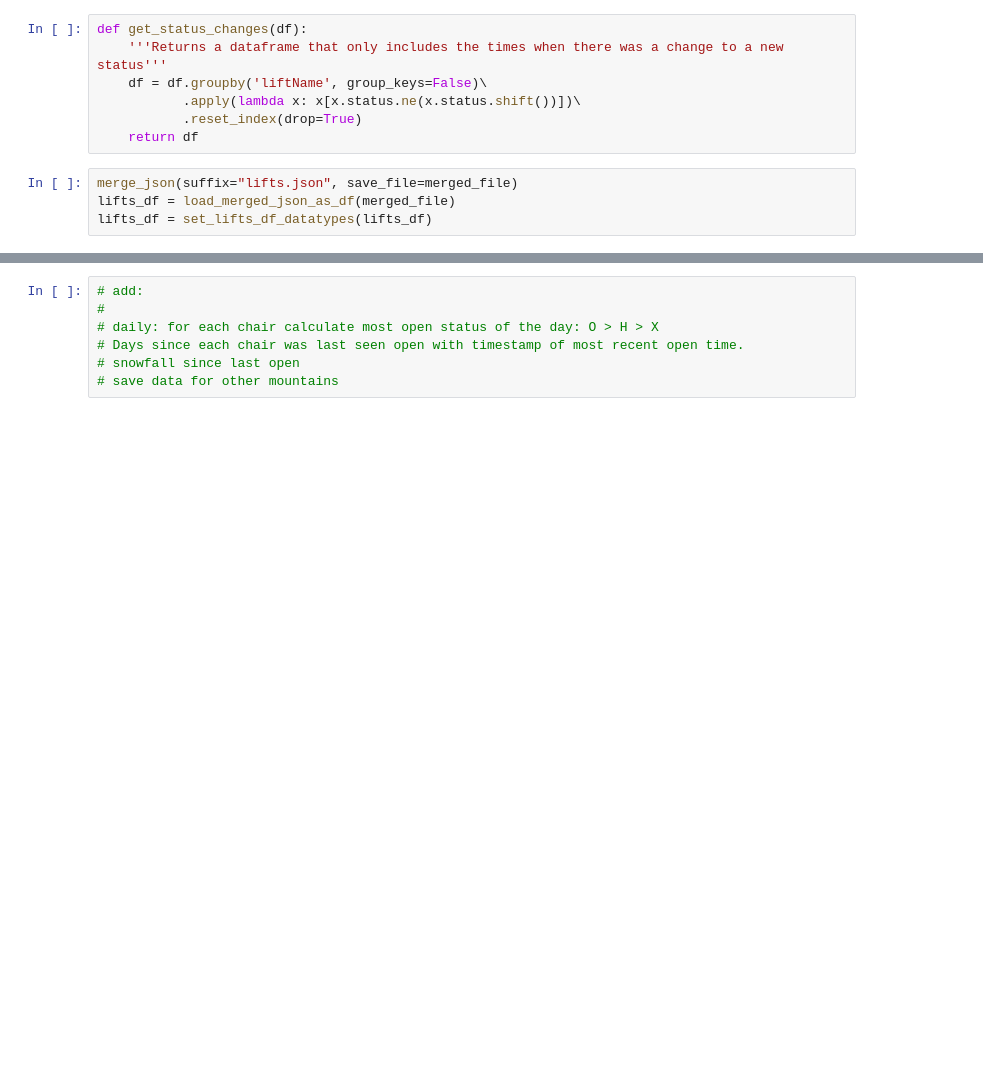
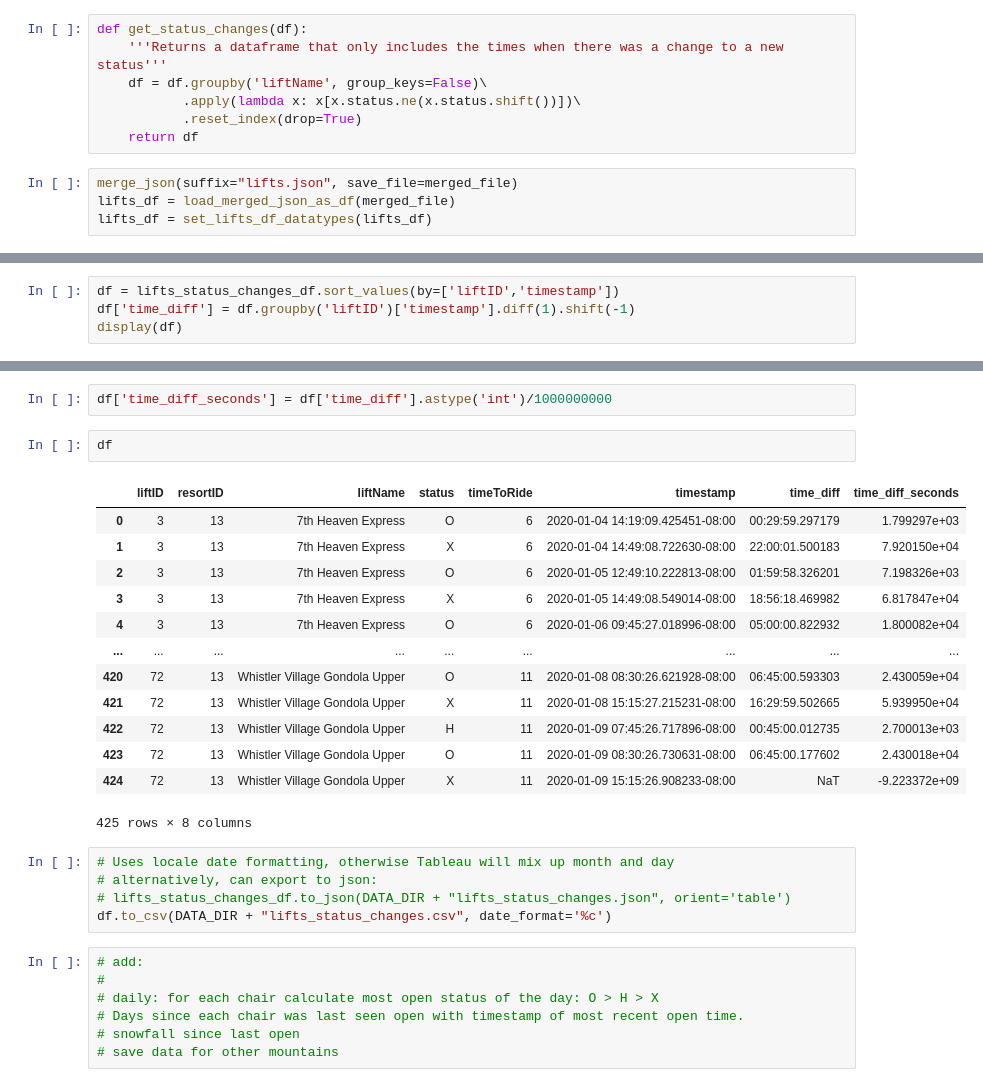
Before and after one commit to Pall-v/snowbot, a Jupyter notebook: process_json.ipynb, the cells around one changed output, grey strips where cells are left out. Cells and saved outputs as stored; diff of their text form; blank space fills up the shorter version.

Commit message:
Made timeline from status changes table

```diff
--- a/process_json.ipynb
+++ b/process_json.ipynb
@@ -140,0 +141,4 @@ lifts_status_changes_df
+# %%
+df = lifts_status_changes_df.sort_values(by=['liftID','timestamp'])
+df['time_diff'] = df.groupby('liftID')['timestamp'].diff(1).shift(-1)
+display(df)
@@ -141,3 +170,26 @@ lifts_status_changes_df
+# %%
+df['time_diff_seconds'] = df['time_diff'].astype('int')/1000000000
+# %%
+df
+# %% [output]
+|  | liftID | resortID | liftName | status | timeToRide | timestamp | time_diff | time_diff_seconds |
+| 0 | 3 | 13 | 7th Heaven Express | O | 6 | 2020-01-04 14:19:09.425451-08:00 | 00:29:59.297179 | 1.799297e+03 |
+| 1 | 3 | 13 | 7th Heaven Express | X | 6 | 2020-01-04 14:49:08.722630-08:00 | 22:00:01.500183 | 7.920150e+04 |
+| 2 | 3 | 13 | 7th Heaven Express | O | 6 | 2020-01-05 12:49:10.222813-08:00 | 01:59:58.326201 | 7.198326e+03 |
+| 3 | 3 | 13 | 7th Heaven Express | X | 6 | 2020-01-05 14:49:08.549014-08:00 | 18:56:18.469982 | 6.817847e+04 |
+| 4 | 3 | 13 | 7th Heaven Express | O | 6 | 2020-01-06 09:45:27.018996-08:00 | 05:00:00.822932 | 1.800082e+04 |
+| ... | ... | ... | ... | ... | ... | ... | ... | ... |
+| 420 | 72 | 13 | Whistler Village Gondola Upper | O | 11 | 2020-01-08 08:30:26.621928-08:00 | 06:45:00.593303 | 2.430059e+04 |
+| 421 | 72 | 13 | Whistler Village Gondola Upper | X | 11 | 2020-01-08 15:15:27.215231-08:00 | 16:29:59.502665 | 5.939950e+04 |
+| 422 | 72 | 13 | Whistler Village Gondola Upper | H | 11 | 2020-01-09 07:45:26.717896-08:00 | 00:45:00.012735 | 2.700013e+03 |
+| 423 | 72 | 13 | Whistler Village Gondola Upper | O | 11 | 2020-01-09 08:30:26.730631-08:00 | 06:45:00.177602 | 2.430018e+04 |
+| 424 | 72 | 13 | Whistler Village Gondola Upper | X | 11 | 2020-01-09 15:15:26.908233-08:00 | NaT | -9.223372e+09 |
+425 rows × 8 columns
+# %%
+# Uses locale date formatting, otherwise Tableau will mix up month and day
+# alternatively, can export to json:
+# lifts_status_changes_df.to_json(DATA_DIR + "lifts_status_changes.json", orient='table')
+df.to_csv(DATA_DIR + "lifts_status_changes.csv", date_format='%c')
 # %%
 # add:
 #
```
Also changed, not shown: parts of 12 cells of this notebook, 7 other files.
